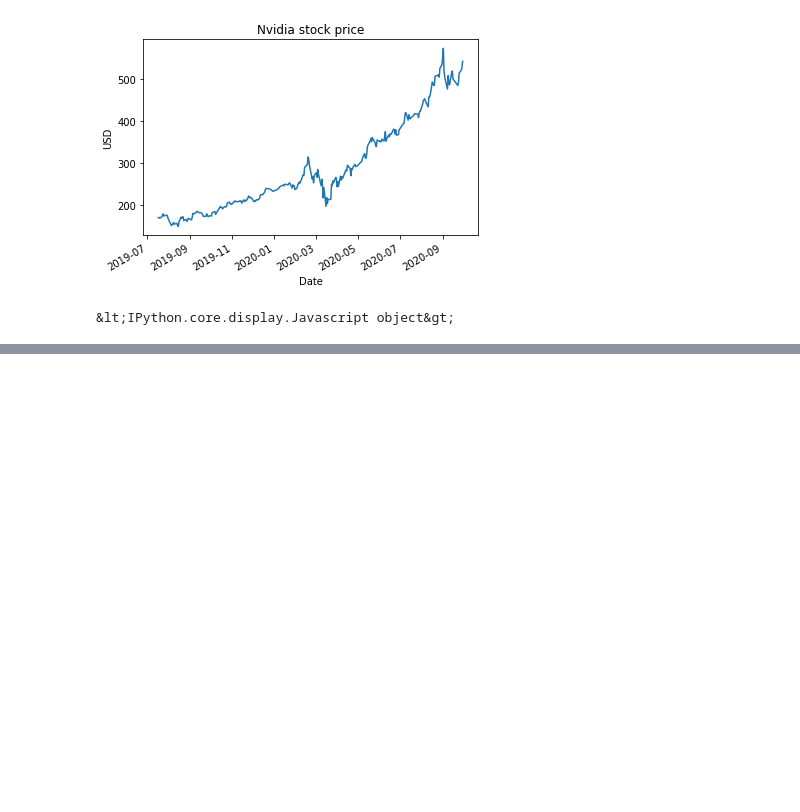
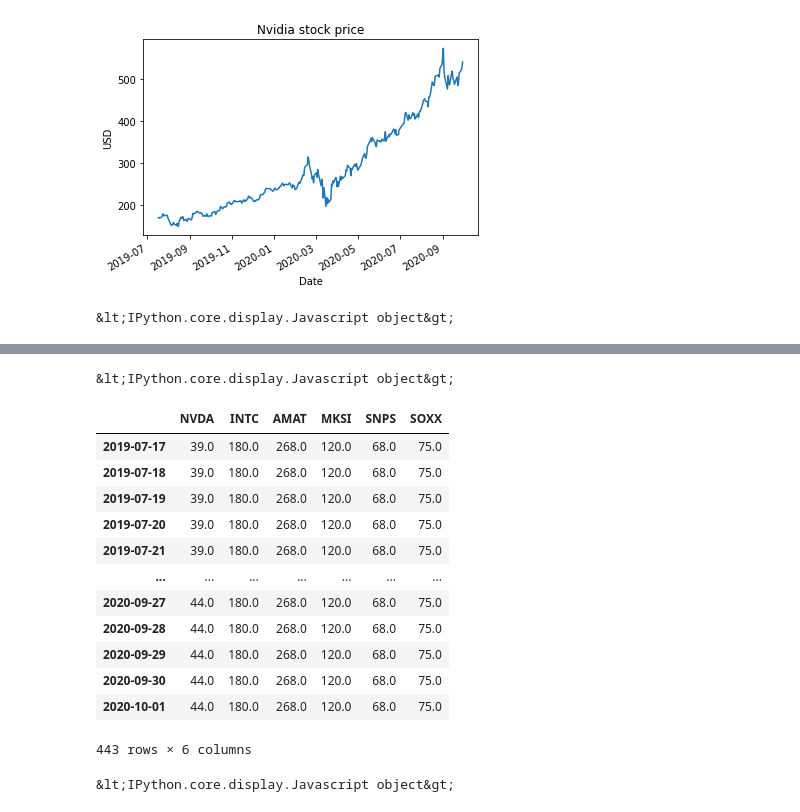
Before and after one commit to julian-west/python_portfolio_tracker, a Jupyter notebook: notebooks/portfolio_analysis.ipynb, the cells around one changed output, grey strips where cells are left out. Drawn from its saved outputs; the diff is of its cells as text; code cells hidden in the pictures; blank space fills up the shorter version.

```diff
--- a/notebooks/portfolio_analysis.ipynb
+++ b/notebooks/portfolio_analysis.ipynb
@@ -146,0 +161,21 @@ plt.show()
+# %%
+stock_prices, stocks, combined_daily_value, combined_daily_shares_owned = calc_portfolio_value()
+# %% [output]
+&lt;IPython.core.display.Javascript object&gt;
+# %%
+combined_daily_shares_owned
+# %% [output]
+|  | NVDA | INTC | AMAT | MKSI | SNPS | SOXX |
+| 2019-07-17 | 39.0 | 180.0 | 268.0 | 120.0 | 68.0 | 75.0 |
+| 2019-07-18 | 39.0 | 180.0 | 268.0 | 120.0 | 68.0 | 75.0 |
+| 2019-07-19 | 39.0 | 180.0 | 268.0 | 120.0 | 68.0 | 75.0 |
+| 2019-07-20 | 39.0 | 180.0 | 268.0 | 120.0 | 68.0 | 75.0 |
+| 2019-07-21 | 39.0 | 180.0 | 268.0 | 120.0 | 68.0 | 75.0 |
+| ... | ... | ... | ... | ... | ... | ... |
+| 2020-09-27 | 44.0 | 180.0 | 268.0 | 120.0 | 68.0 | 75.0 |
+| 2020-09-28 | 44.0 | 180.0 | 268.0 | 120.0 | 68.0 | 75.0 |
+| 2020-09-29 | 44.0 | 180.0 | 268.0 | 120.0 | 68.0 | 75.0 |
+| 2020-09-30 | 44.0 | 180.0 | 268.0 | 120.0 | 68.0 | 75.0 |
+| 2020-10-01 | 44.0 | 180.0 | 268.0 | 120.0 | 68.0 | 75.0 |
+443 rows × 6 columns
+&lt;IPython.core.display.Javascript object&gt;
```
Also changed, not shown: parts of 13 cells of this notebook, 3 other files.
